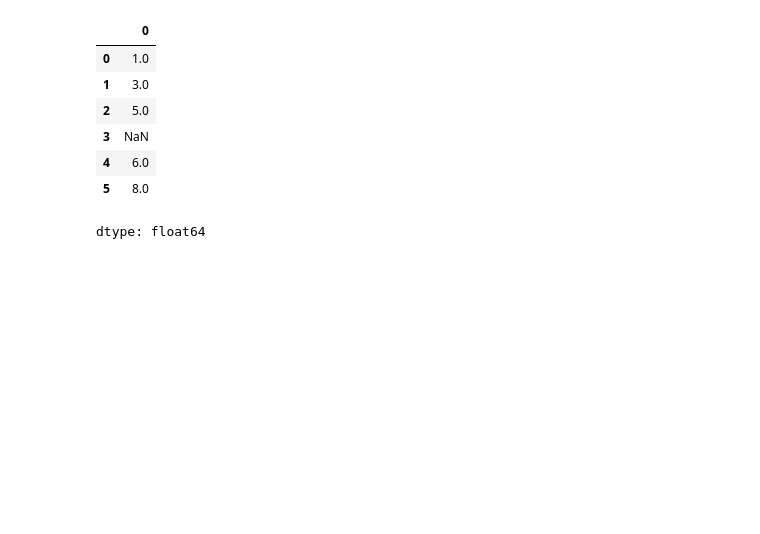
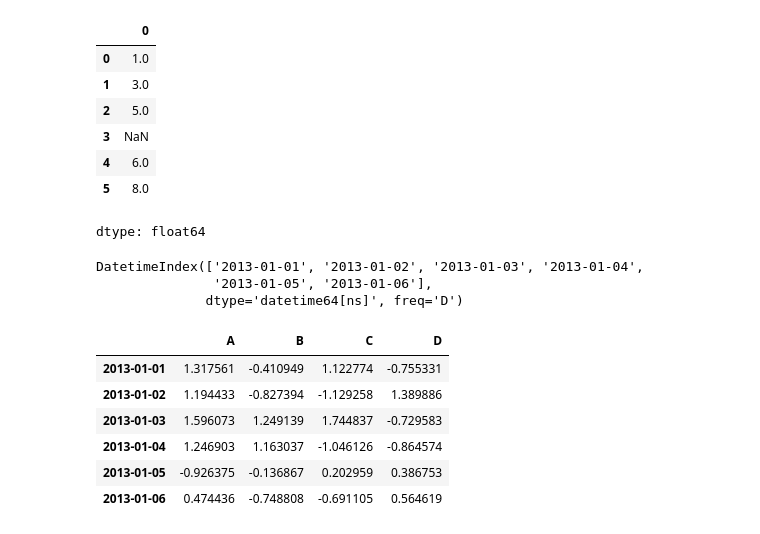
Before and after one commit to vidalesdavid/mineria_de_datos, a Jupyter notebook: Mineria_de_datos_183060.ipynb, the cells around one changed output. Cells and saved outputs as stored; diff of their text form; code cells hidden in the pictures; blank space fills up the shorter version.

```diff
--- a/Mineria_de_datos_183060.ipynb
+++ b/Mineria_de_datos_183060.ipynb
@@ -821,3 +821,9 @@ s
 dtype: float64
 # %%
 dates = pd.date_range("20130101", periods=6)
+# %%
+dates
+# %% [output]
+DatetimeIndex(['2013-01-01', '2013-01-02', '2013-01-03', '2013-01-04',
+               '2013-01-05', '2013-01-06'],
+              dtype='datetime64[ns]', freq='D')
@@ -823,0 +832,10 @@ dates = pd.date_range("20130101", periods=6)
+# %%
+df
+# %% [output]
+|  | A | B | C | D |
+| 2013-01-01 | 1.317561 | -0.410949 | 1.122774 | -0.755331 |
+| 2013-01-02 | 1.194433 | -0.827394 | -1.129258 | 1.389886 |
+| 2013-01-03 | 1.596073 | 1.249139 | 1.744837 | -0.729583 |
+| 2013-01-04 | 1.246903 | 1.163037 | -1.046126 | -0.864574 |
+| 2013-01-05 | -0.926375 | -0.136867 | 0.202959 | 0.386753 |
+| 2013-01-06 | 0.474436 | -0.748808 | -0.691105 | 0.564619 |
```
Also changed, not shown: parts of 20 cells of this notebook.
